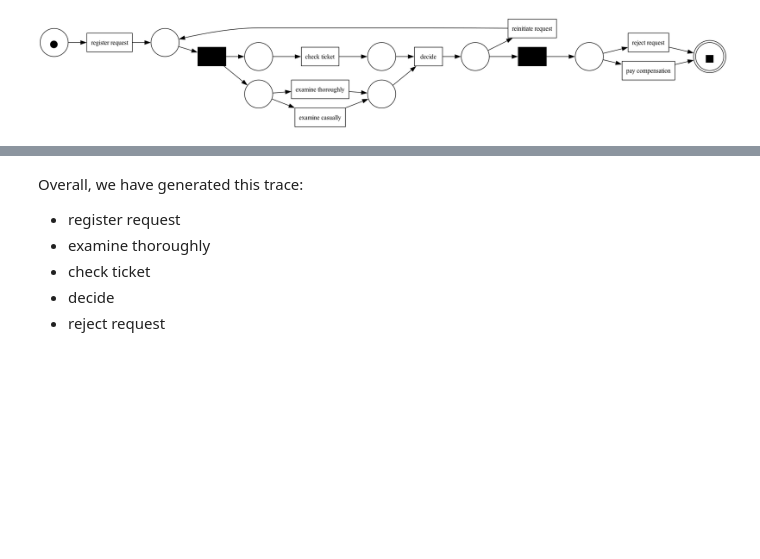
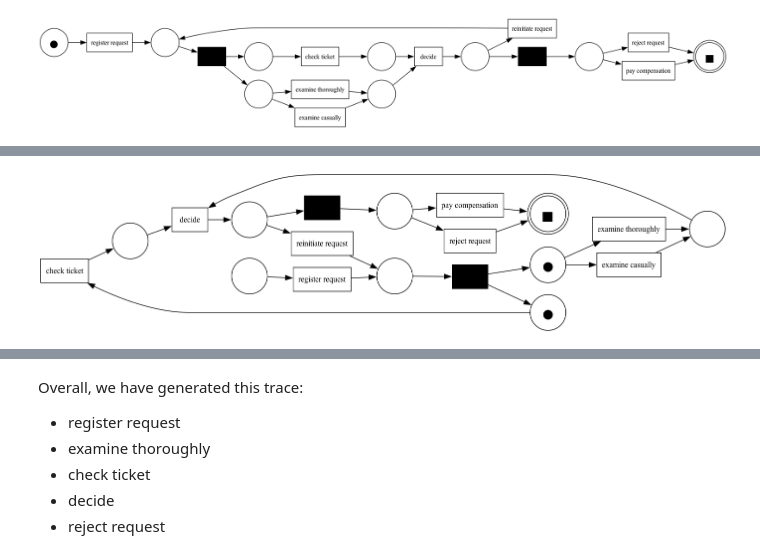
Before and after one commit to Pope2002UniPisa/ComputingDataAnalysisModeling20252026, a Jupyter notebook: BPM_PM/jupyter/jupyterNotebooks/PM_02pm4py.ipynb, the cells around one changed output, grey strips where cells are left out. Cells and saved outputs as stored; diff of their text form; code cells hidden in the pictures; blank space fills up the shorter version.

```diff
--- a/BPM_PM/jupyter/jupyterNotebooks/PM_02pm4py.ipynb
+++ b/BPM_PM/jupyter/jupyterNotebooks/PM_02pm4py.ipynb
@@ -653,0 +663,5 @@ pm4py.view_petri_net(pn, m, fm)
+# %%
+img=Image(url_github_repo+'jupyter/jupyterNotebooks/images/afterRegisterRequest_silent.png',width=700)
+display(img)
+# %% [output]
+[figure, added]
```
Also changed, not shown: parts of 16 cells of this notebook.
